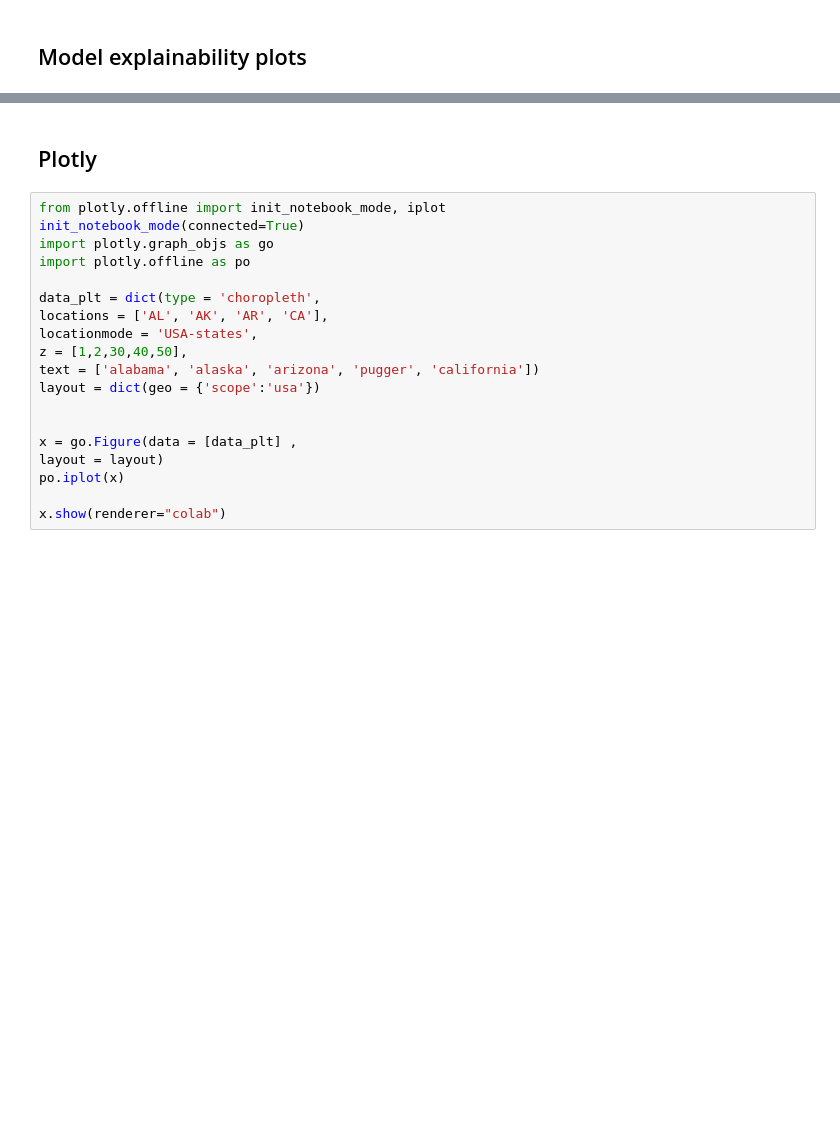
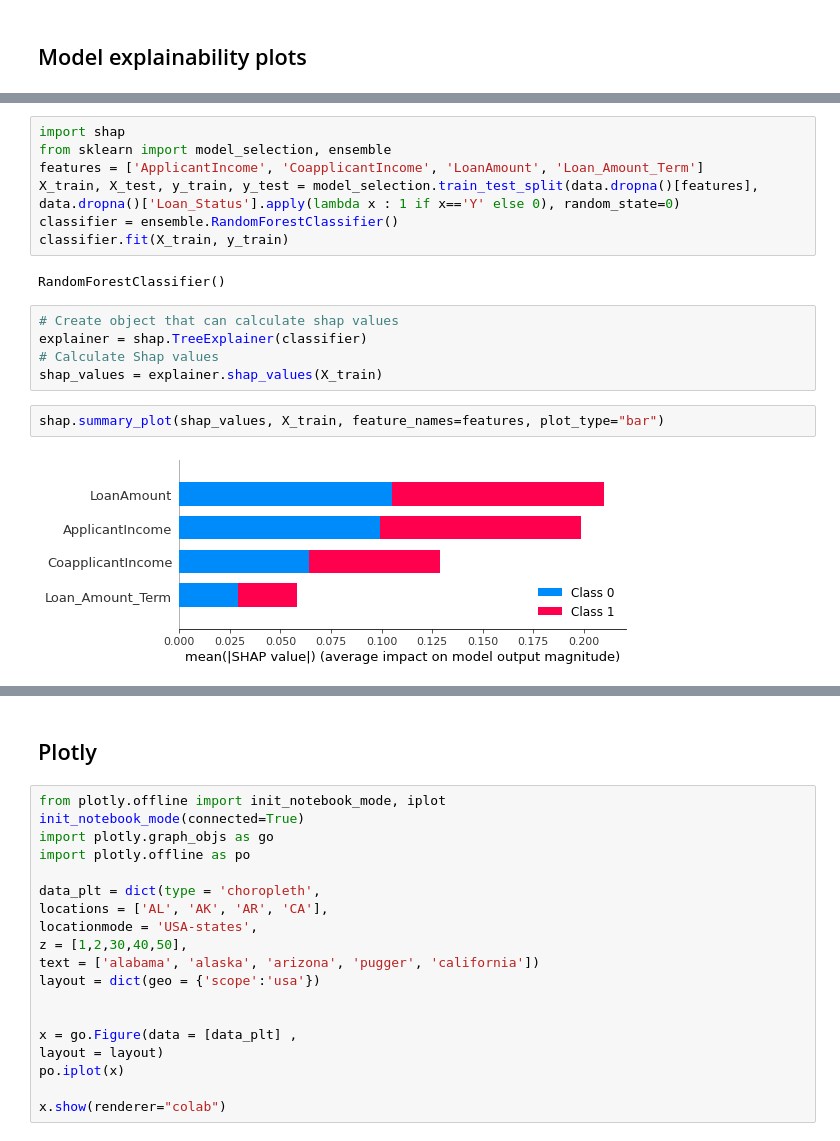
Before and after one commit to sohomghosh/Data_Visualization_FDP, a Jupyter notebook: CaseStudy_1_DataVisualization.ipynb, the cells around one changed output, grey strips where cells are left out. Cells and saved outputs as stored; diff of their text form; blank space fills up the shorter version.

```diff
--- a/CaseStudy_1_DataVisualization.ipynb
+++ b/CaseStudy_1_DataVisualization.ipynb
@@ -446,0 +445,18 @@ ddf
+# %%
+import shap
+from sklearn import model_selection, ensemble
+features = ['ApplicantIncome', 'CoapplicantIncome', 'LoanAmount', 'Loan_Amount_Term']
+X_train, X_test, y_train, y_test = model_selection.train_test_split(data.dropna()[features], data.dropna()['Loan_Status'].apply(lambda x : 1 if x=='Y' else 0), random_state=0)
+classifier = ensemble.RandomForestClassifier()
+classifier.fit(X_train, y_train)
+# %% [output]
+RandomForestClassifier()
+# %%
+# Create object that can calculate shap values
+explainer = shap.TreeExplainer(classifier)
+# Calculate Shap values
+shap_values = explainer.shap_values(X_train)
+# %%
+shap.summary_plot(shap_values, X_train, feature_names=features, plot_type="bar")
+# %% [output]
+[figure, added]
```
Also changed, not shown: parts of 8 cells of this notebook.
